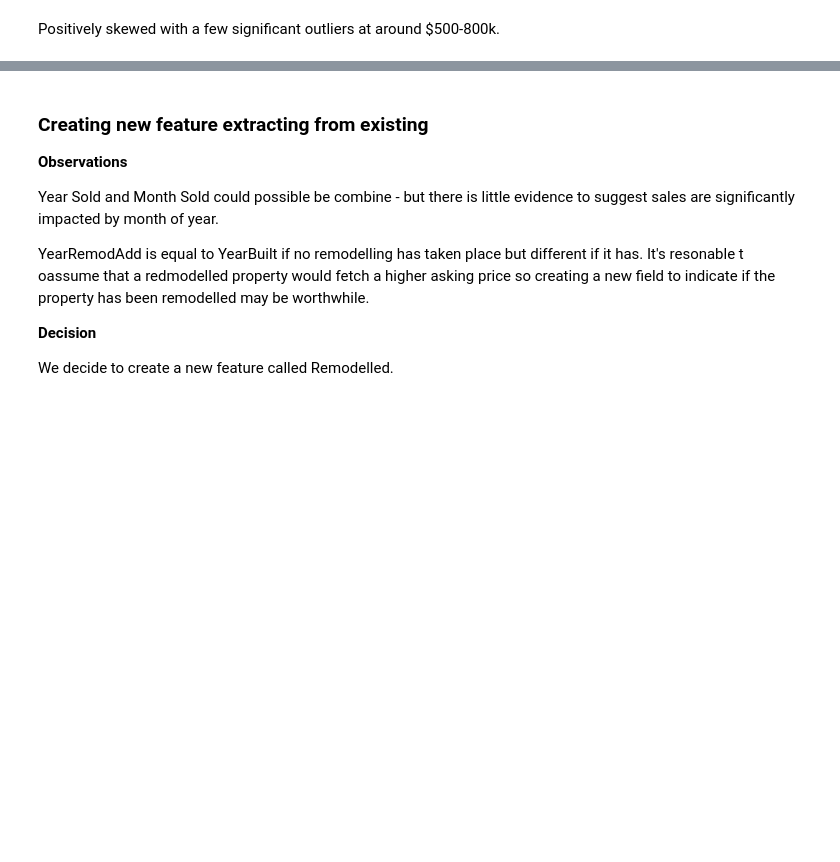
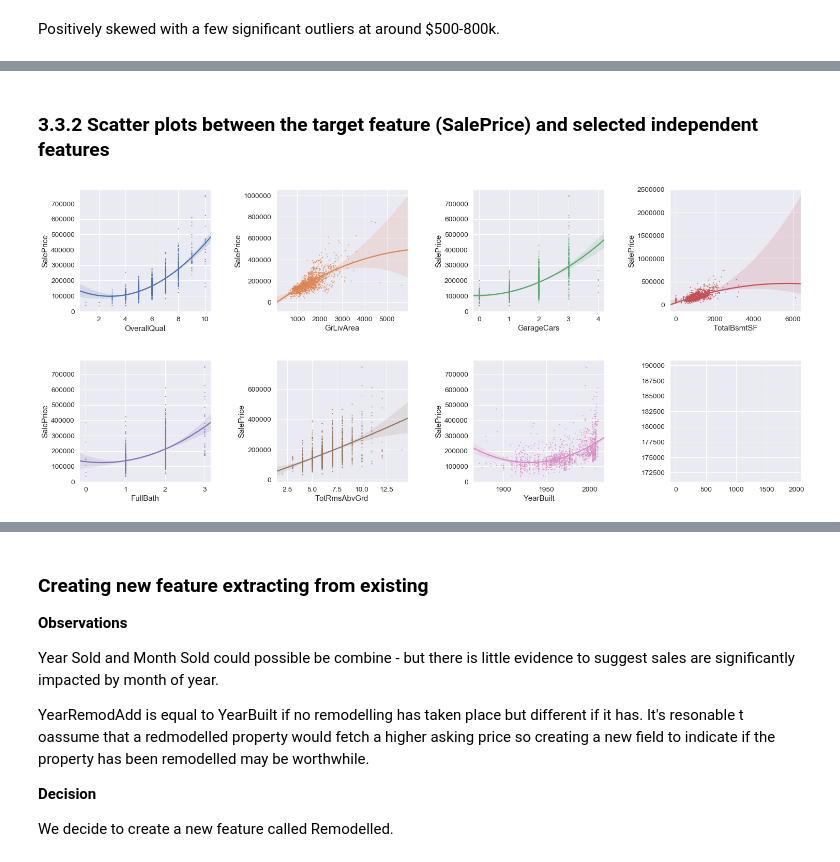
Before and after one commit to Sicro01/Predict-House-Prices, a Jupyter notebook: Ames, Iowa - House Price Prediction (ref. Kaggle Challenge).ipynb, the cells around one changed output, grey strips where cells are left out. Saved outputs shown, nothing was run; the diff lists cells and outputs as text; code cells hidden in the pictures; blank space fills up the shorter version.

```diff
--- a/Ames, Iowa - House Price Prediction (ref. Kaggle Challenge).ipynb
+++ b/Ames, Iowa - House Price Prediction (ref. Kaggle Challenge).ipynb
@@ -719,0 +515,21 @@ After (1460, 76) (1459, 76) (1460, 76) (1459, 76)
+# %% [markdown]
+### 3.3.2 Scatter plots between the target feature (SalePrice) and selected independent features
+# %%
+iv_cols = ['OverallQual', 'GrLivArea', 'GarageCars', 'TotalBsmtSF', 'FullBath', 'TotRmsAbvGrd','YearBuilt']
+dv = df_train['SalePrice']
+grid_cols = 4
+pair_plots = 1
+colix = 0
+grid_rows = math.ceil(len(iv_cols) / ((grid_cols // pair_plots)))
+fig, axes = plt.subplots(grid_rows, grid_cols, figsize=(25,8))
+axes = axes.ravel()
+plt.subplots_adjust(top = 0.99, bottom=0.01, hspace=0.4, wspace=0.5)
+
+with warnings.catch_warnings():
+    warnings.simplefilter("ignore")
+    fxn()
+    for i in range(len(iv_cols)):
+        g = sns.regplot(x=iv_cols[colix], y=dv, ax=axes[i], data=df_train, scatter_kws={'s':1}, order=2)
+        colix += 1
+# %% [output]
+[figure, added]
```
Also changed, not shown: parts of 108 cells of this notebook, 2 other files.
